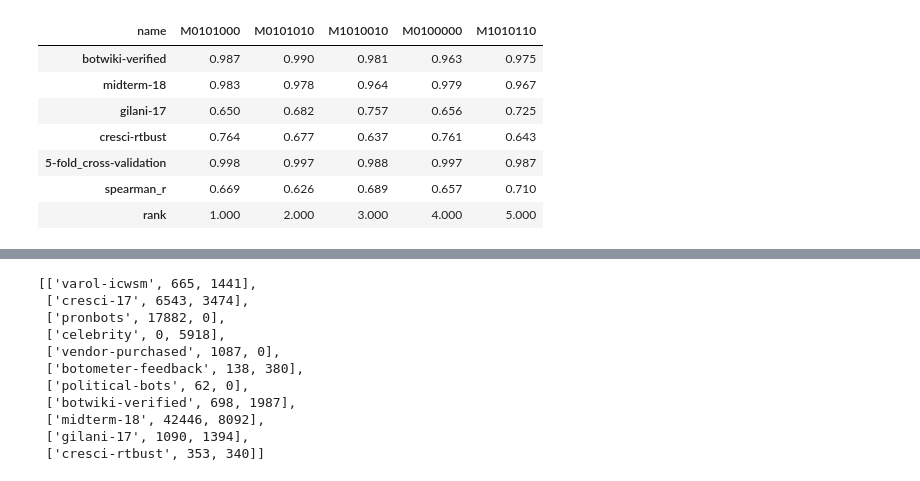
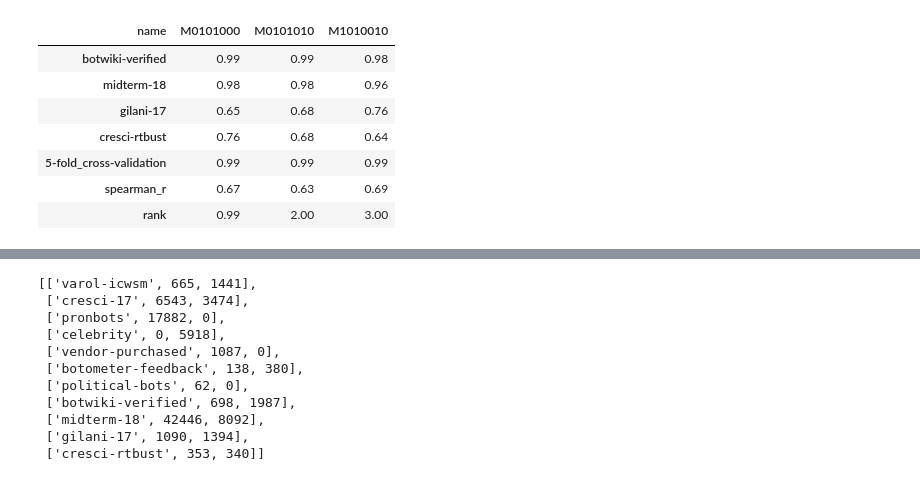
Before and after one commit to KatrinaLiqy/SocialBotDetection, a Jupyter notebook: DataAnalysis.ipynb, the cells around one changed output, grey strips where cells are left out. Saved outputs shown, nothing was run; the diff lists cells and outputs as text; code cells hidden in the pictures.

```diff
--- a/DataAnalysis.ipynb
+++ b/DataAnalysis.ipynb
@@ -3,7 +3,8 @@ import os
 import pandas as pd
 
 #this directory contains the csv with all the models' metrics, and all tables generated in this notebook will go here
-results_path = "results/5_final_results/"
+results_path = "./results/5_final_results/"
+models_path = "./models/5_final_results/"
 # %%
 #load results
 results = pd.read_csv(os.path.join(results_path, "mean.csv"))
@@ -25,28 +26,32 @@ ranked_results = ranked_results.drop(labels=ranked_results.columns[7:],axis=1)
 
 #get the rank of the products (used for a lookup later)
 ranked_results["rank"] = rank_product.rank(ascending=True)
-
-#once rank is calculated, round all metrics for readability
-ranked_results = ranked_results.round(decimals=3)
 # %%
 #get the best n results
-n = 5
-top_results = ranked_results.sort_values("rank").head(n).set_index("name").transpose()
+n = 3
+
+#once rank is calculated, round all metrics for readability
+def round_except_1(val):
+    if round(val, 2) == 1:
+        return 0.99
+    return round(val,2)
+
+top_results = ranked_results.sort_values("rank").head(n).set_index("name").transpose().applymap(round_except_1)
 
 top_results_file = os.path.join(results_path, "top_results.csv")
 top_results.to_csv(top_results_file)
 
 top_models = top_results.columns
 top_model = top_models[0]
 
 top_results
 # %% [output]
-| name | M0101000 | M0101010 | M1010010 | M0100000 | M1010110 |
-| botwiki-verified | 0.987 | 0.990 | 0.981 | 0.963 | 0.975 |
-| midterm-18 | 0.983 | 0.978 | 0.964 | 0.979 | 0.967 |
-| gilani-17 | 0.650 | 0.682 | 0.757 | 0.656 | 0.725 |
-| cresci-rtbust | 0.764 | 0.677 | 0.637 | 0.761 | 0.643 |
-| 5-fold_cross-validation | 0.998 | 0.997 | 0.988 | 0.997 | 0.987 |
-| spearman_r | 0.669 | 0.626 | 0.689 | 0.657 | 0.710 |
-| rank | 1.000 | 2.000 | 3.000 | 4.000 | 5.000 |
+| name | M0101000 | M0101010 | M1010010 |
+| botwiki-verified | 0.99 | 0.99 | 0.98 |
+| midterm-18 | 0.98 | 0.98 | 0.96 |
+| gilani-17 | 0.65 | 0.68 | 0.76 |
+| cresci-rtbust | 0.76 | 0.68 | 0.64 |
+| 5-fold_cross-validation | 0.99 | 0.99 | 0.99 |
+| spearman_r | 0.67 | 0.63 | 0.69 |
+| rank | 0.99 | 2.00 | 3.00 |
 # %%
```
Also changed, not shown: parts of 9 cells of this notebook.
